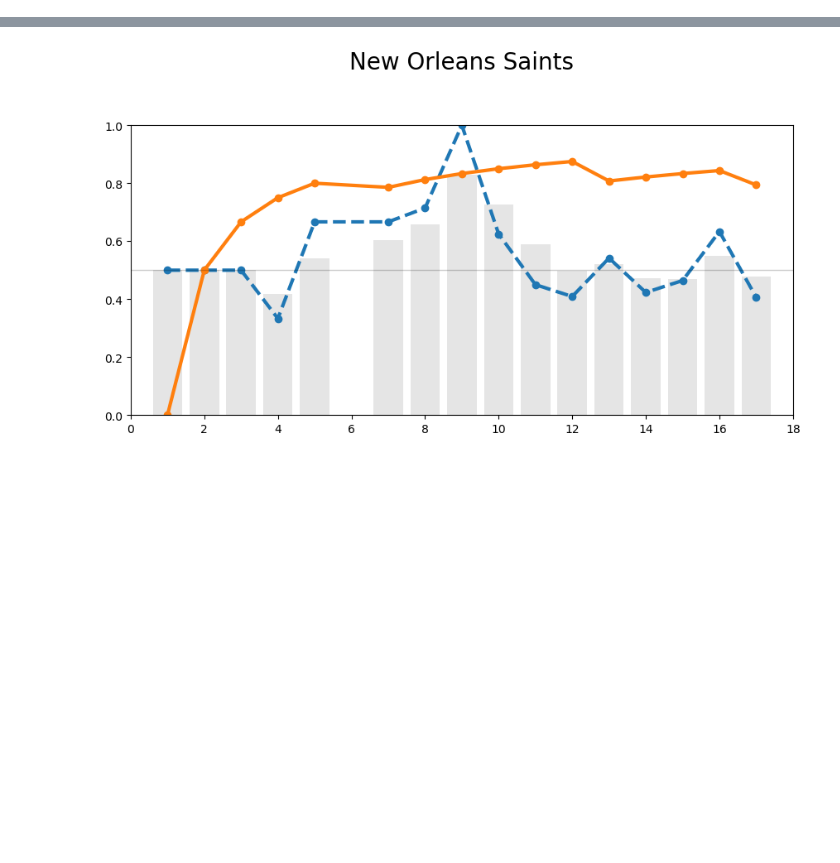
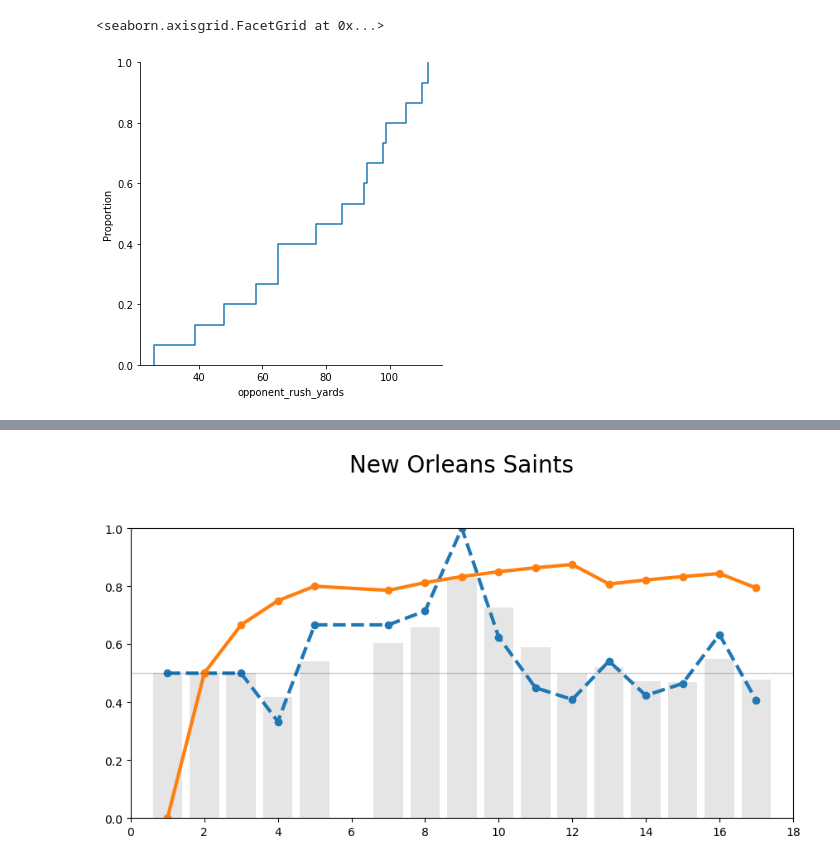
Before and after one commit to bladnman/footballing, a Jupyter notebook: src/dev/aggregates.ipynb, the cells around one changed output, grey strips where cells are left out. Cells and saved outputs as stored; diff of their text form; code cells hidden in the pictures; blank space fills up the shorter version.

```diff
--- a/src/dev/aggregates.ipynb
+++ b/src/dev/aggregates.ipynb
@@ -246,3 +596,8 @@ year_df = get_year_df(YEAR, agp_df)
+# %%
+sns.displot(records, x='opponent_rush_yards', kind='ecdf')
+# %% [output]
+<seaborn.axisgrid.FacetGrid at 0x...>
+[figure, added]
 # %%
 def multi_plot(team_name):
     final_name = team_name
```
Also changed, not shown: parts of 11 cells of this notebook.
